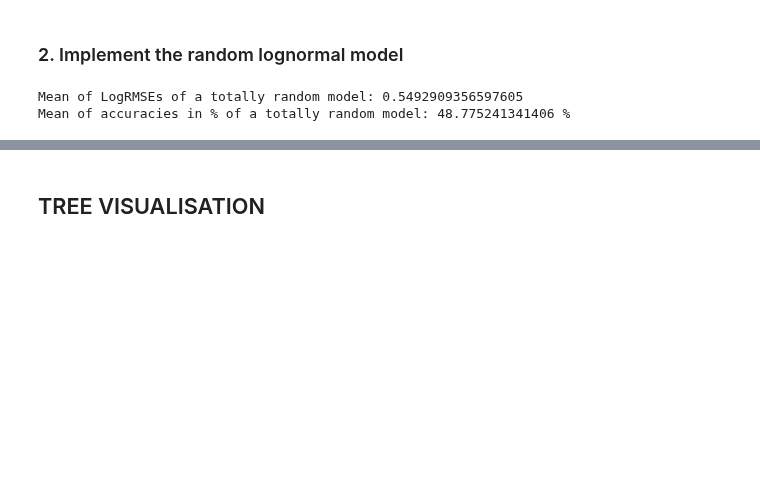
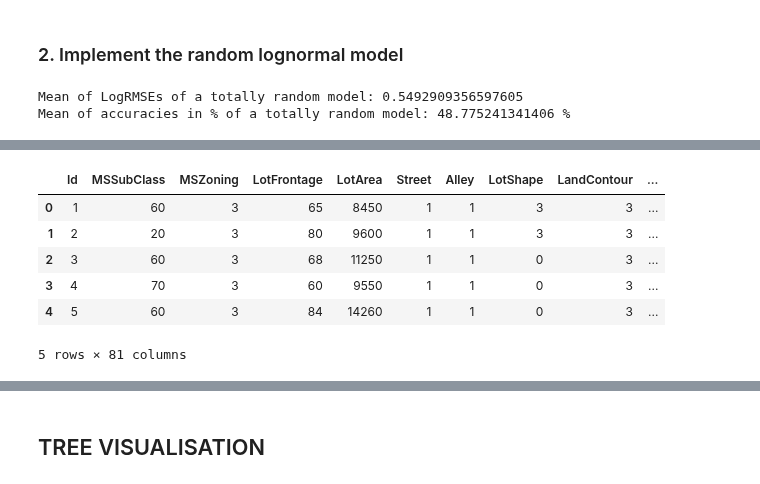
Before and after one commit to Gadiben/AML2018, a Jupyter notebook: Notebooks/challenges/Propre-DataStats.ipynb, the cells around one changed output, grey strips where cells are left out. Cells and saved outputs as stored; diff of their text form; code cells hidden in the pictures; blank space fills up the shorter version.

```diff
--- a/Notebooks/challenges/Propre-DataStats.ipynb
+++ b/Notebooks/challenges/Propre-DataStats.ipynb
@@ -709,0 +831,43 @@ Mean of accuracies in % of a totally random model: 48.775241341406 %
+# %%
+def encodeCategoricalFeatures(Data, DataTest=[], encoding_technique='labelEncode'):
+
+    """
+    Encode the input dataframe Data using the label or one hot encoding technique
+    Choose a label encoding: 'labelEncode', 'persoLabelEncodeOrdered' or 'oneHotEncode'.
+    """
+
+    #Gather encoded series to concatenate at the end
+    data_frames = []
+    data_frames_test = []
+
+    #default value to pdTestData
+    pdTestData = None
+
+    if encoding_technique == 'labelEncode': #Label Encoding technique
+        data_frames = labelEncoder(Data)
+
+    elif encoding_technique == 'persoLabelEncodeOrdered': #hommade label encoding ordered
+        data_frames, data_frames_test = labelEncoderOrderedWTestData(Data, DataTest) #encode test data only with this method (best results)
+        pdTestData = pd.concat(data_frames_test, axis=1) #concat test data only with this encoding technique
+
+    elif encoding_technique == 'oneHotEncode': #one hot label encoding
+        data_frames = oneHotEncoder(Data)
+
+    else: raise Exception('Choose a valid encoding technique')
+
+    pdAllData = pd.concat(data_frames,axis=1) #concapt pdAllData
+
+    return pdAllData, pdTestData
+# %%
+#Result of labelEncode method
+pdAllData_Categ_clean = cleaning(pdAllData_Categ) #clean train data
+pdAllData_labelEncode,_ = encodeCategoricalFeatures(pdAllData_Categ_clean,encoding_technique='labelEncode')
+pdAllData_labelEncode.head()
+# %% [output]
+|  | Id | MSSubClass | MSZoning | LotFrontage | LotArea | Street | Alley | LotShape | LandContour | ... |
+| 0 | 1 | 60 | 3 | 65 | 8450 | 1 | 1 | 3 | 3 | ... |
+| 1 | 2 | 20 | 3 | 80 | 9600 | 1 | 1 | 3 | 3 | ... |
+| 2 | 3 | 60 | 3 | 68 | 11250 | 1 | 1 | 0 | 3 | ... |
+| 3 | 4 | 70 | 3 | 60 | 9550 | 1 | 1 | 0 | 3 | ... |
+| 4 | 5 | 60 | 3 | 84 | 14260 | 1 | 1 | 0 | 3 | ... |
+5 rows × 81 columns
```
Also changed, not shown: parts of 12 cells of this notebook.
